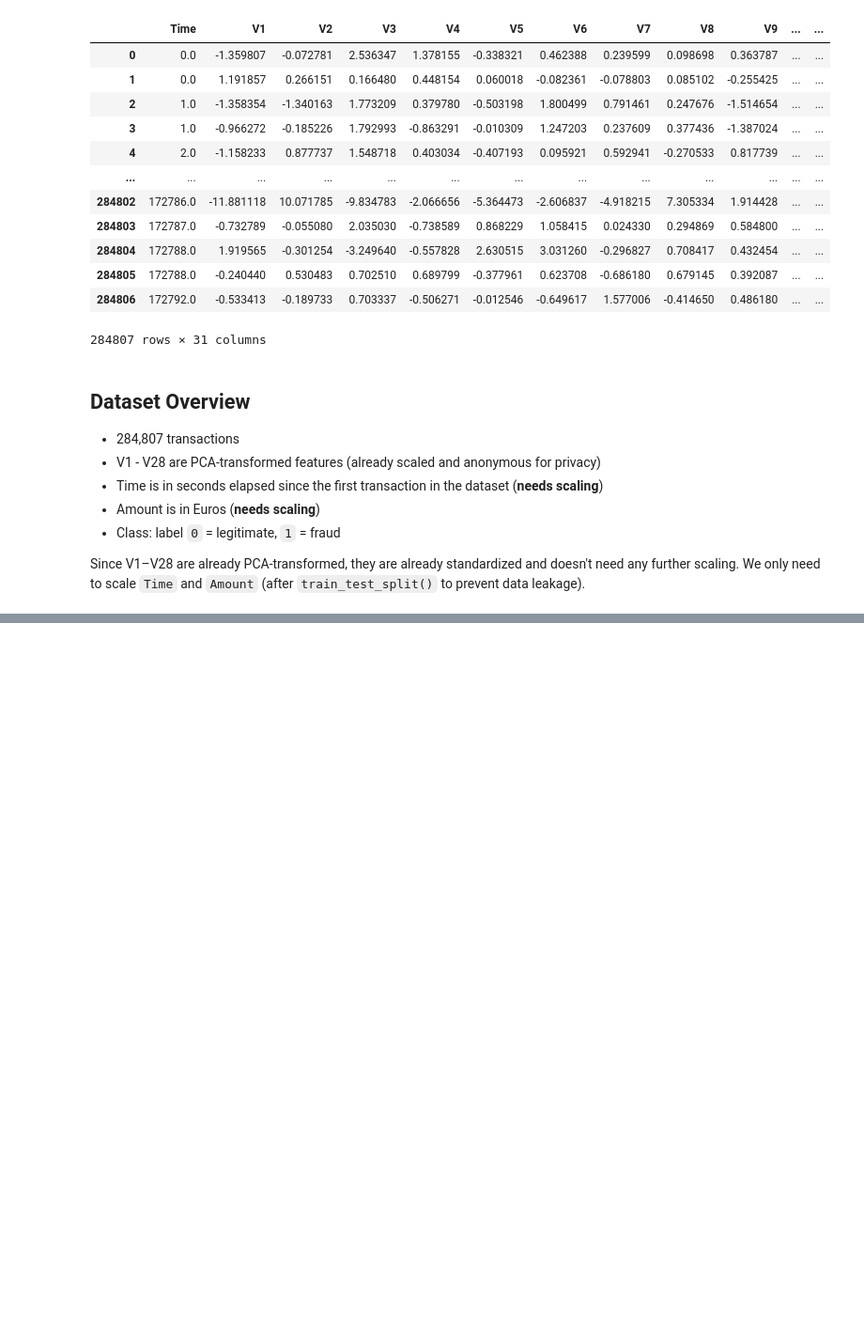
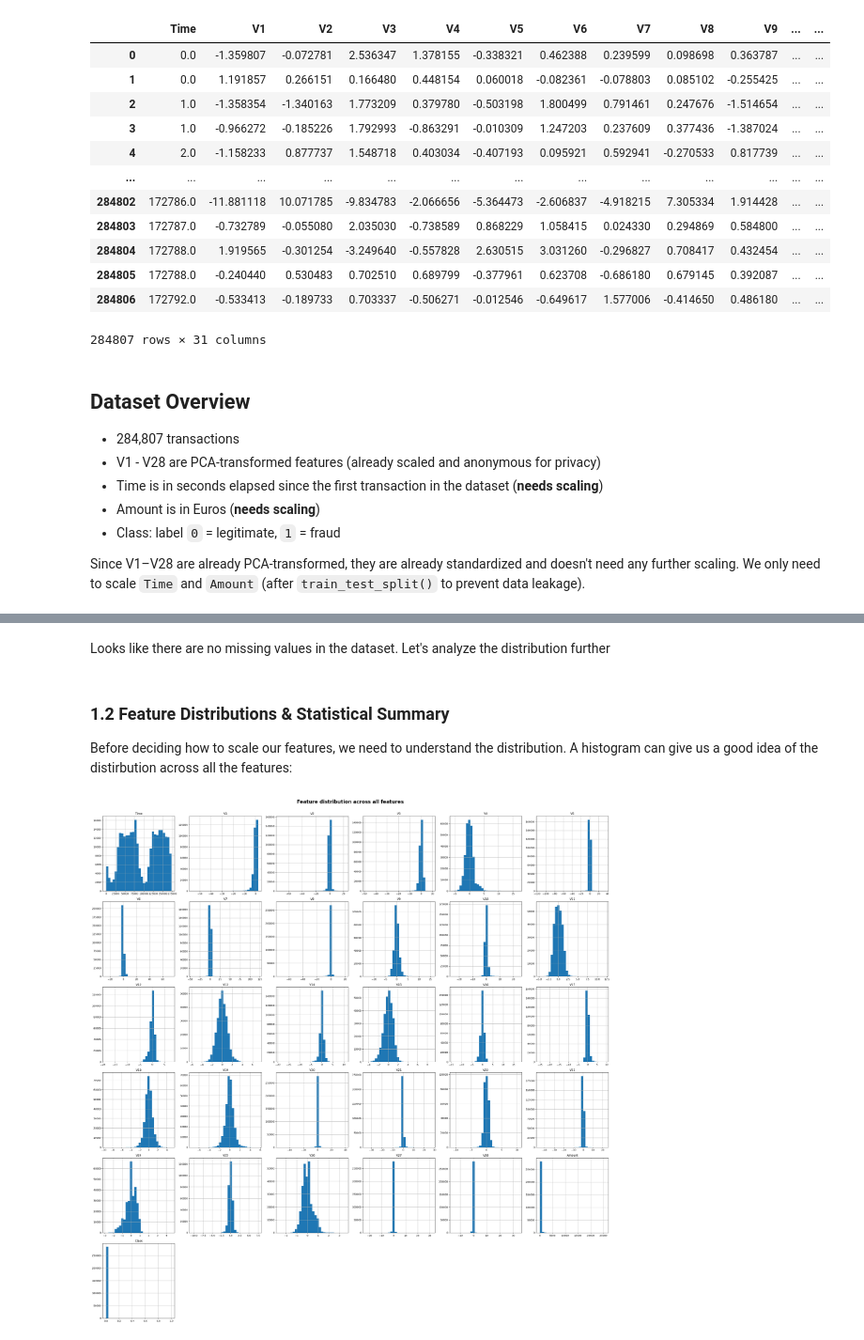
Before and after one commit to ShawarmaOnGit/ML-Assessment, a Jupyter notebook: credit_card_fraud_detection.ipynb, the cells around one changed output, grey strips where cells are left out. Shown at 94% size. Cells and saved outputs as stored; diff of their text form; code cells hidden in the pictures; blank space fills up the shorter version.

```diff
--- a/credit_card_fraud_detection.ipynb
+++ b/credit_card_fraud_detection.ipynb
@@ -63,0 +103,16 @@ Since V1–V28 are already PCA-transformed, they are already standardized and do
+# %% [markdown]
+Looks like there are no missing values in the dataset. Let's analyze the distribution further
+# %% [markdown]
+### 1.2 Feature Distributions & Statistical Summary
+
+Before deciding how to scale our features, we need to understand the distribution. A histogram can give us a good idea of the distirbution across all the features:
+# %%
+import matplotlib.pyplot as plt
+
+df.hist(bins=30, figsize=(30, 30))
+plt.suptitle('Feature distribution across all features', fontweight='bold', fontsize=20, y=1.005)
+plt.savefig('plots/feature_distributions.png', dpi=200)
+plt.tight_layout()
+plt.show()
+# %% [output]
+[figure, added]
```
Also changed, not shown: parts of 18 cells of this notebook.
